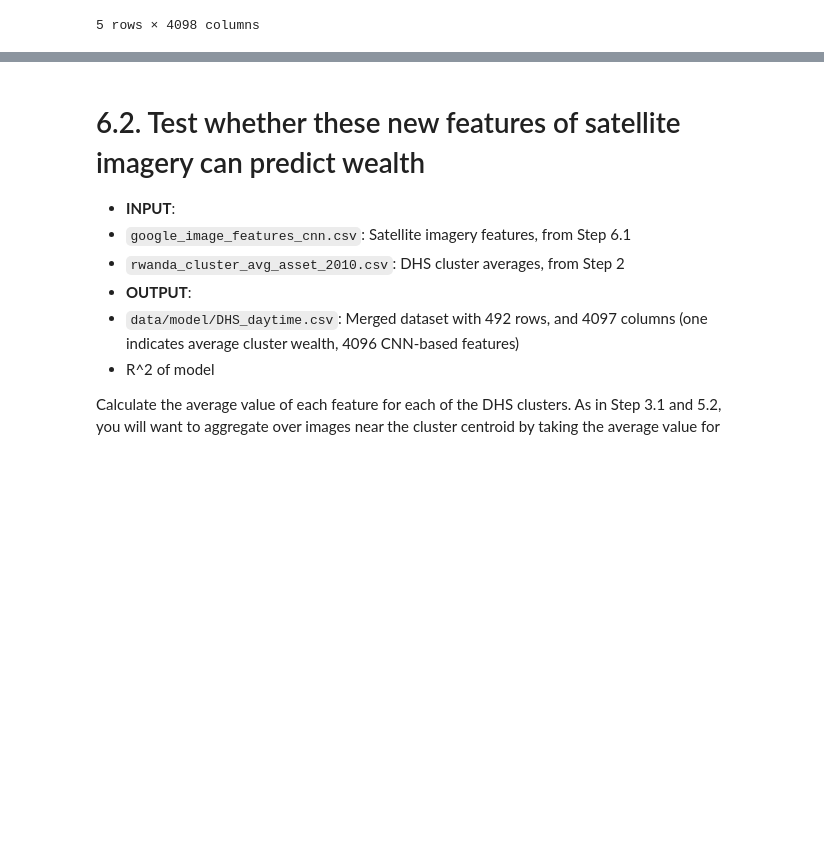
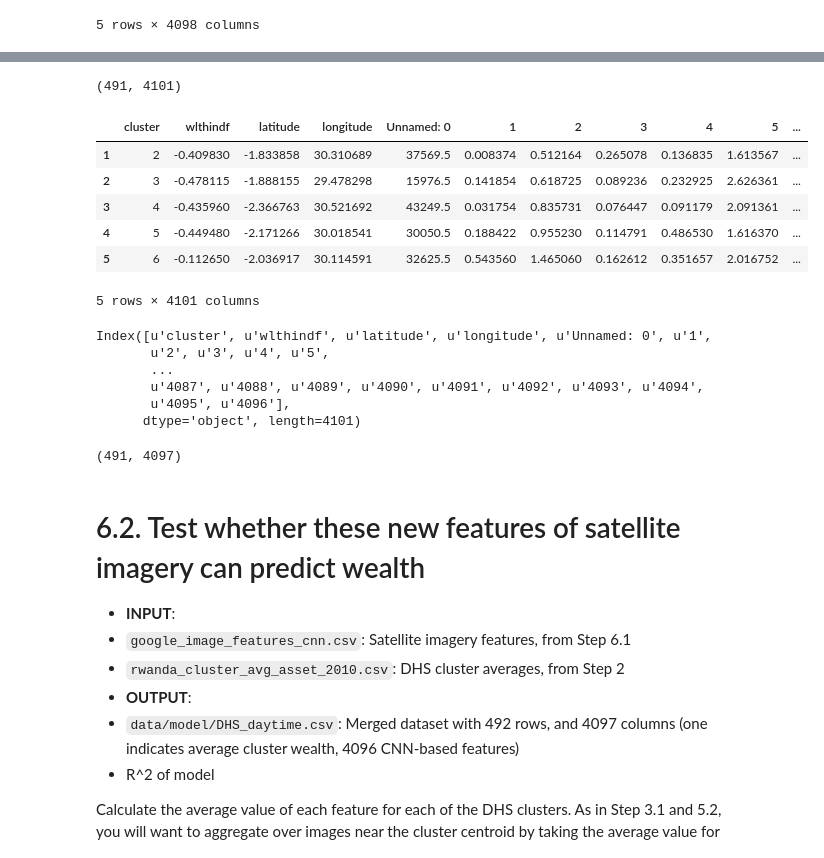
Before and after one commit to wetchler/bdd, a Jupyter notebook: PS1/BDD2019-PS1.ipynb, the cells around one changed output, grey strips where cells are left out. Drawn from its saved outputs; the diff is of its cells as text; code cells hidden in the pictures; blank space fills up the shorter version.

```diff
--- a/PS1/BDD2019-PS1.ipynb
+++ b/PS1/BDD2019-PS1.ipynb
@@ -1496,15 +1491,15 @@ Computing image 53000/53136, (25308, 9205), 27359s elapsed
 Computing image 53100/53136, (25308, 9305), 27410s elapsed
 # %%
 '''Helper'''
-def get_surrounding_images_cnn_feature_vector(df_image_cnn_features,x=x, y=y, lat=None, lon=None):
+def get_surrounding_images_cnn_feature_vector(df_image_cnn_features, lat=None, lon=None):
     if lat is not None and lon is not None:
-        raster_file = 'data/night_lights/F182010.v4/F182010.v4d_web.stable_lights.avg_vis.tif'
+        raster_file = 'F182010.v4d_web.stable_lights.avg_vis.tif'
         x_size, top_left_x_coords, top_left_y_coords, centroid_x_coords, centroid_y_coords, bands_data = read_raster(raster_file)
 
         x, y = get_cell_idx(lon=lon, lat=lat,top_left_x_coords=top_left_x_coords,top_left_y_coords=top_left_y_coords)
-    elif x is None or y is None:
+    else:
         raise ValueError("Must specify either x and y or lat and long arguments")
-    x_start, x_end, y_start, y_end = get_surrounding_coordinates(x, y)
+    x_start, x_end, y_start, y_end = get_surrounding_coordinates(x, y,top_left_x_coords,top_left_y_coords)
 
     f = df_image_cnn_features
     f = f[(f.x >= x_start) & (f.x <= x_end) & (f.y >= y_start) & (f.y <= y_end)]
@@ -1544,9 +1538,11 @@ Created CNN feature vector of 53136 images
+# %%
+#RUN THIS
+import pandas as pd
+df_image_cnn_features=pd.read_csv('google_image_features_cnn.csv')
+
+image_cnn_features = []
+df_solution = pd.read_csv('intermediate_files/rwanda_cluster_avg_asset_2010.csv')
 # %%
-#RUN THIS
-df_image_cnn_features=pd.read_csv('image_cnn_features.csv')
-
-image_cnn_features = []
-df_solution = pd.read_csv('intermediate_files/rwanda_cluster_avg_asset_2010.csv')
 f = df_solution
 N_CLUSTERS = len(f)
 start = time.time()
@@ -1559,7 +1555,7 @@ for cluster in sorted(f.cluster):
             i + 1, N_CLUSTERS, time.time() - start))
     s = get_surrounding_images_cnn_feature_vector(df_image_cnn_features,lat=lat, lon=lon)
     s = pd.concat([pd.Series({'cluster': cluster}), s])
-    image_features.append(s)
-    i += 1
+    image_cnn_features.append(s)
+    i +=1
 # %% [output]
 Computing image vector for cluster 1/492 (0s elapsed)
@@ -1574,0 +1584,27 @@ df_cnn_cluster_features.head()
+# %%
+df_cnn_final = pd.merge(df_solution, df_cnn_cluster_features,left_index=True,right_index=True)
+print(df_cnn_final.shape)
+df_cnn_final.head()
+# %% [output]
+(491, 4101)
+|  | cluster | wlthindf | latitude | longitude | Unnamed: 0 | 1 | 2 | 3 | 4 | 5 | ... |
+| 1 | 2 | -0.409830 | -1.833858 | 30.310689 | 37569.5 | 0.008374 | 0.512164 | 0.265078 | 0.136835 | 1.613567 | ... |
+| 2 | 3 | -0.478115 | -1.888155 | 29.478298 | 15976.5 | 0.141854 | 0.618725 | 0.089236 | 0.232925 | 2.626361 | ... |
+| 3 | 4 | -0.435960 | -2.366763 | 30.521692 | 43249.5 | 0.031754 | 0.835731 | 0.076447 | 0.091179 | 2.091361 | ... |
+| 4 | 5 | -0.449480 | -2.171266 | 30.018541 | 30050.5 | 0.188422 | 0.955230 | 0.114791 | 0.486530 | 1.616370 | ... |
+| 5 | 6 | -0.112650 | -2.036917 | 30.114591 | 32625.5 | 0.543560 | 1.465060 | 0.162612 | 0.351657 | 2.016752 | ... |
+5 rows × 4101 columns
+# %%
+df_cnn_final.columns
+# %% [output]
+Index([u'cluster', u'wlthindf', u'latitude', u'longitude', u'Unnamed: 0', u'1',
+       u'2', u'3', u'4', u'5',
+       ...
+       u'4087', u'4088', u'4089', u'4090', u'4091', u'4092', u'4093', u'4094',
+       u'4095', u'4096'],
+      dtype='object', length=4101)
+# %%
+df_clean=df_cnn_final.drop(['cluster','latitude','longitude','Unnamed: 0'],axis=1)
+df_clean.shape
+# %% [output]
+(491, 4097)
```
Also changed, not shown: parts of 20 cells of this notebook, 2 other files.
